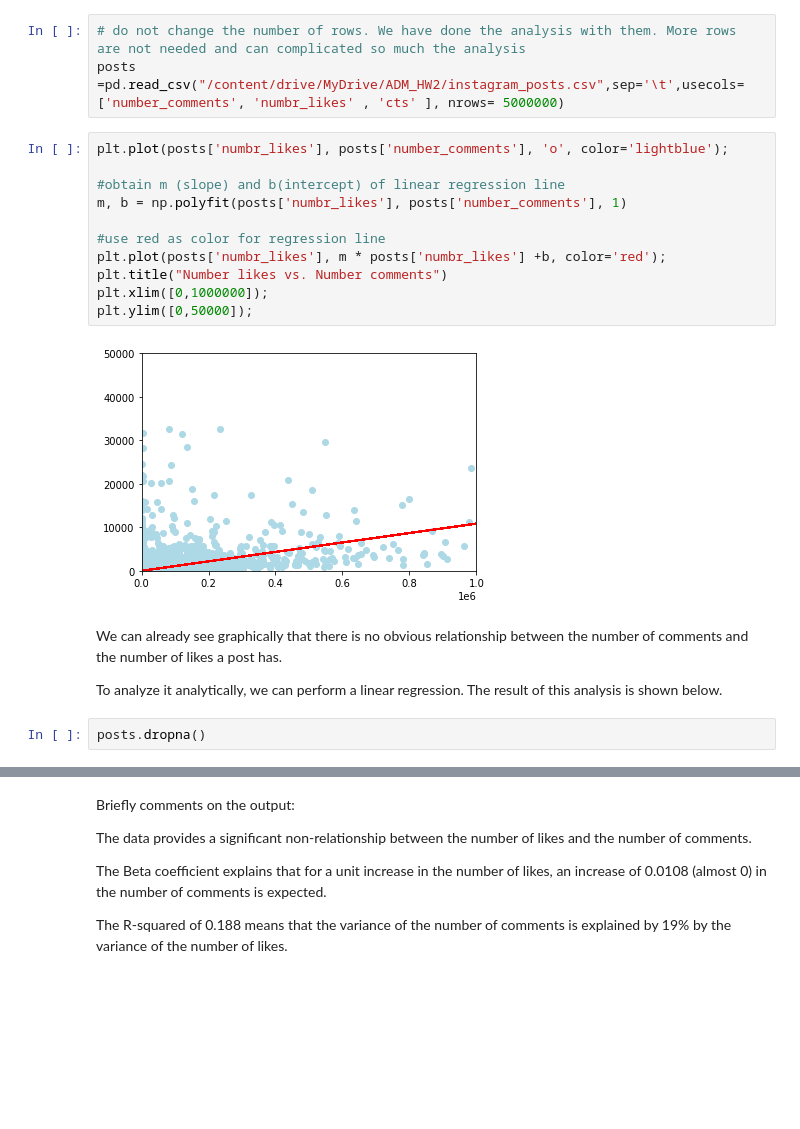
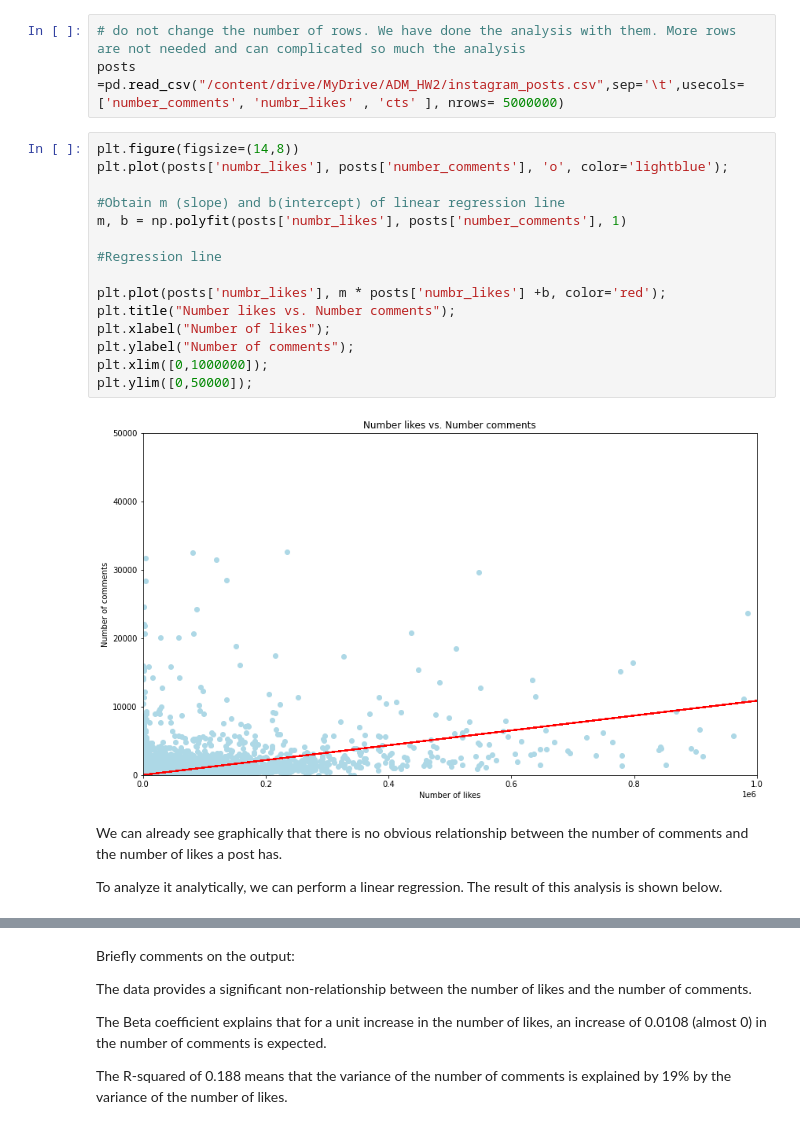
Before and after one commit to PaoloBarba/ADM_HW2, a Jupyter notebook: main.ipynb, the cells around one changed output, grey strips where cells are left out. Saved outputs shown, nothing was run; the diff lists cells and outputs as text; blank space fills up the shorter version.

```diff
--- a/main.ipynb
+++ b/main.ipynb
@@ -477,22 +413,24 @@ In order to discover rather more likes mean more comments, we show the scatter p
 # do not change the number of rows. We have done the analysis with them. More rows are not needed and can complicated so much the analysis
 posts =pd.read_csv("/content/drive/MyDrive/ADM_HW2/instagram_posts.csv",sep='\t',usecols=['number_comments', 'numbr_likes' , 'cts' ], nrows= 5000000)
 # %%
+plt.figure(figsize=(14,8))
 plt.plot(posts['numbr_likes'], posts['number_comments'], 'o', color='lightblue');
 
-#obtain m (slope) and b(intercept) of linear regression line
+#Obtain m (slope) and b(intercept) of linear regression line
 m, b = np.polyfit(posts['numbr_likes'], posts['number_comments'], 1)
 
-#use red as color for regression line
+#Regression line
+
 plt.plot(posts['numbr_likes'], m * posts['numbr_likes'] +b, color='red');
-plt.title("Number likes vs. Number comments")
+plt.title("Number likes vs. Number comments");
+plt.xlabel("Number of likes");
+plt.ylabel("Number of comments");
 plt.xlim([0,1000000]);
 plt.ylim([0,50000]);
 # %% [output]
-[figure, old version]
+[figure, new version]
 # %% [markdown]
 
 We can already see graphically that there is no obvious relationship between the number of comments and the number of likes a post has.
 
 To analyze it analytically, we can perform a linear regression. The result of this analysis is shown below.
-# %%
-posts.dropna()
```
Also changed, not shown: parts of 53 cells of this notebook.
